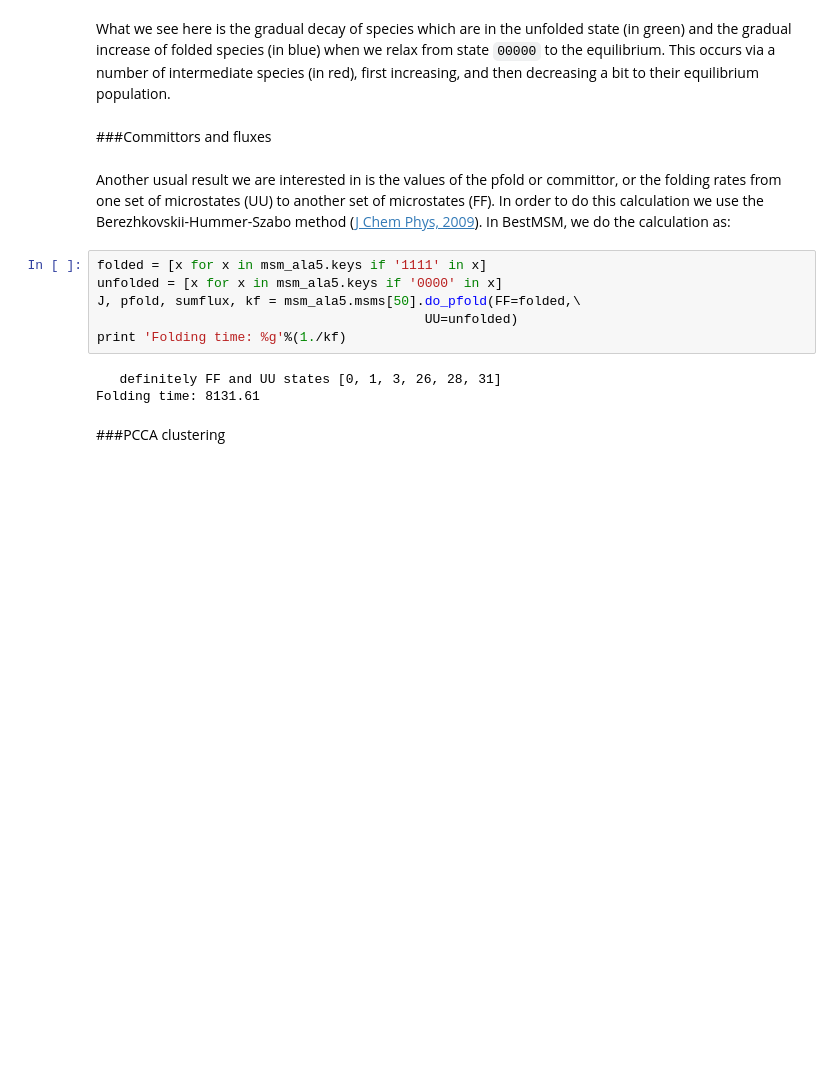
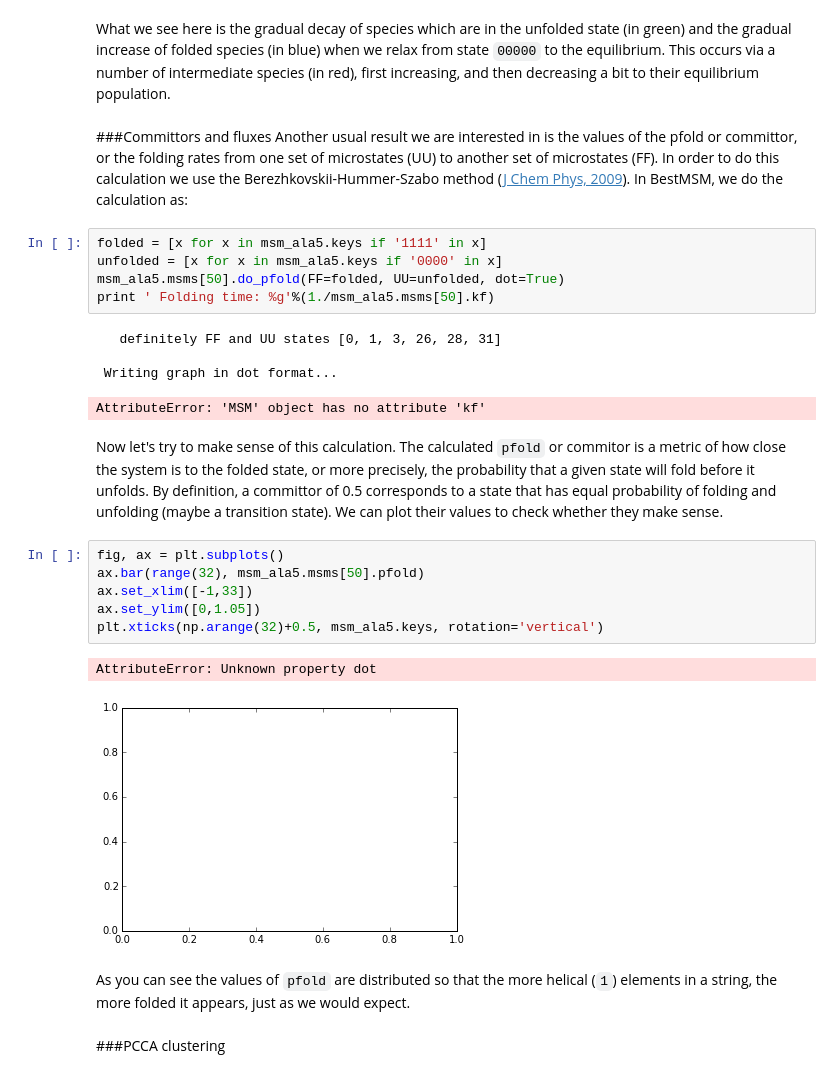
Before and after one commit to daviddesancho/BestMSM, a Jupyter notebook: example/ala5_example.ipynb, the cells around one changed output. Drawn from its saved outputs; the diff is of its cells as text; blank space fills up the shorter version.

Commit message:
more fluxes working

```diff
--- a/example/ala5_example.ipynb
+++ b/example/ala5_example.ipynb
@@ -205,19 +204,32 @@ plt.show()
 [figure]
 # %% [markdown]
 What we see here is the gradual decay of species which are in the unfolded state (in green) and the gradual increase of folded species (in blue) when we relax from state `00000` to the equilibrium. This occurs via a number of intermediate species (in red), first increasing, and then decreasing a bit to their equilibrium population.
-# %% [markdown]
-###Committors and fluxes
 # %% [markdown]
+###Committors and fluxes
 Another usual result we are interested in is the values of the pfold or committor, or the folding rates from one set of microstates (UU) to another set of microstates (FF). In order to do this calculation we use the Berezhkovskii-Hummer-Szabo method ([J Chem Phys, 2009](http://scitation.aip.org/content/aip/journal/jcp/130/20/10.1063/1.3139063)). In BestMSM, we do the calculation as:
 # %%
 folded = [x for x in msm_ala5.keys if '1111' in x]
 unfolded = [x for x in msm_ala5.keys if '0000' in x]
-J, pfold, sumflux, kf = msm_ala5.msms[50].do_pfold(FF=folded,\
-                                          UU=unfolded)
-print 'Folding time: %g'%(1./kf)
+msm_ala5.msms[50].do_pfold(FF=folded, UU=unfolded, dot=True)
+print ' Folding time: %g'%(1./msm_ala5.msms[50].kf)
 # %% [output]
    definitely FF and UU states [0, 1, 3, 26, 28, 31]
-Folding time: 8131.61
+
+ Writing graph in dot format...
+AttributeError: 'MSM' object has no attribute 'kf'
+# %% [markdown]
+Now let's try to make sense of this calculation. The calculated `pfold` or commitor is a metric of how close the system is to the folded state, or more precisely, the probability that a given state will fold before it unfolds. By definition, a committor of 0.5 corresponds to a state that has equal probability of folding and unfolding (maybe a transition state). We can plot their values to check whether they make sense.
+# %%
+fig, ax = plt.subplots()
+ax.bar(range(32), msm_ala5.msms[50].pfold)
+ax.set_xlim([-1,33])
+ax.set_ylim([0,1.05])
+plt.xticks(np.arange(32)+0.5, msm_ala5.keys, rotation='vertical')
+# %% [output]
+AttributeError: Unknown property dot
+[figure, added]
+# %% [markdown]
+As you can see the values of `pfold` are distributed so that the more helical (`1`) elements in a string, the more folded it appears, just as we would expect.
 # %% [markdown]
 ###PCCA clustering
 # %% [markdown]
```
Also changed, not shown: parts of 2 cells of this notebook, 3 other files.
